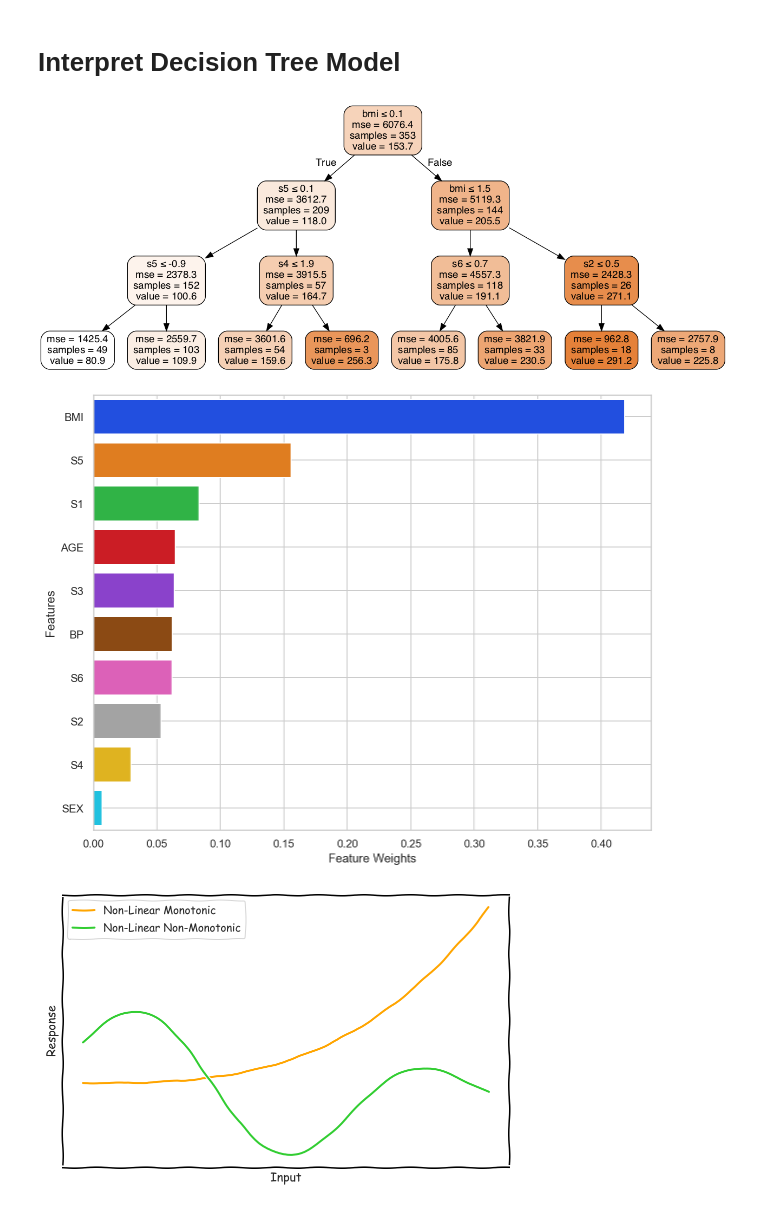
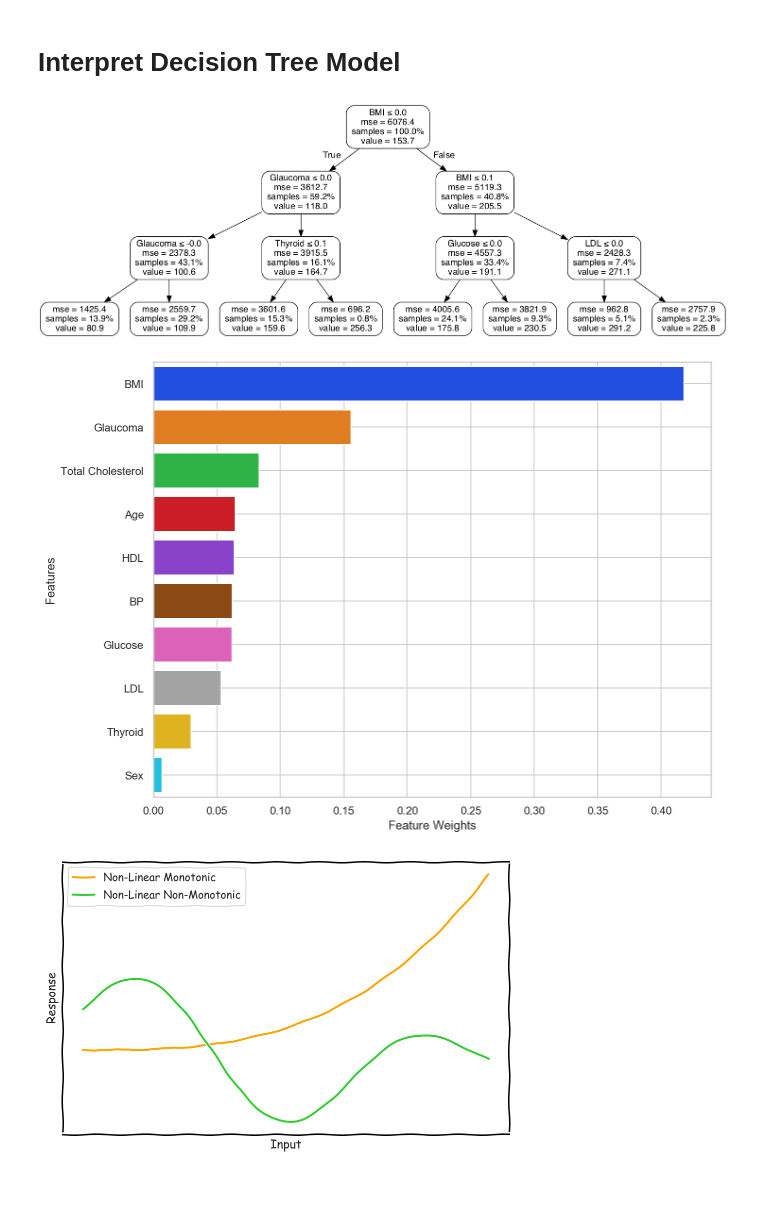
Before and after one commit to thampiman/interpretable-ai-book, a Jupyter notebook: chapter_02_lr_dt.ipynb, the cells around one changed output. Cells and saved outputs as stored; diff of their text form; code cells hidden in the pictures.

```diff
--- a/chapter_02_lr_dt.ipynb
+++ b/chapter_02_lr_dt.ipynb
@@ -136,10 +145,8 @@ with plt.xkcd():
 # %% [markdown]
 # Train Decision Tree Model
 # %%
-dt_model_pipeline = Pipeline(steps=[('scaler', StandardScaler()),
-                                    ('regression', DecisionTreeRegressor(max_depth=None, random_state=42))])
-dt_model_pipeline2 = Pipeline(steps=[('scaler', StandardScaler()),
-                                    ('regression', DecisionTreeRegressor(max_depth=3, random_state=42))])
+dt_model = DecisionTreeRegressor(max_depth=None, random_state=42)
+dt_model2 = DecisionTreeRegressor(max_depth=3, random_state=42)
 # %%
-dt_model_pipeline.fit(X_train, y_train)
+dt_model.fit(X_train, y_train)
 # %% [output]
@@ -159,3 +158,3 @@ Pipeline(memory=None,
 # %%
-dt_model_pipeline2.fit(X_train, y_train)
+dt_model2.fit(X_train, y_train)
 # %% [output]
@@ -190,25 +181,43 @@ print(rmse2)
 60.466411593115076
 # %% [markdown]
 # Interpret Decision Tree Model
+# %%
+feature_names = diabetes.feature_names
+feature_rename = {'age': 'Age',
+                  'sex': 'Sex',
+                  'bmi': 'BMI',
+                  'bp': 'BP',
+                  's1': 'Total Cholesterol',
+                  's2': 'LDL',
+                  's3': 'HDL',
+                  's4': 'Thyroid',
+                  's5': 'Glaucoma',
+                  's6': 'Glucose'}
+feature_names2 = []
+for f in feature_names:
+    if f not in feature_rename:
+        feature_names2.append(f.capitalize())
+    else:
+        feature_names2.append(feature_rename[f])
 # %%
 diabetes_dt_dot_data = StringIO()
-feature_names = diabetes.feature_names
-export_graphviz(dt_model_pipeline2.named_steps['regression'],
+export_graphviz(dt_model2,
                 out_file=diabetes_dt_dot_data,
-                filled=True, rounded=True,
-                feature_names=feature_names,
+                filled=False, rounded=True,
+                feature_names=feature_names2,
+                proportion=True,
                 precision=1,
                 special_characters=True)
 dt_graph = pydotplus.graph_from_dot_data(diabetes_dt_dot_data.getvalue())
 dt_graph.write_png('images/chapter_02_decision_tree.png')
 dt_graph.write_svg('images/chapter_02_decision_tree.svg')
 Image(dt_graph.create_png())
 # %% [output]
-[figure, old version]
+[figure, new version]
 # %%
 weights = dt_model_pipeline.named_steps['regression'].feature_importances_
 feature_importance_idx = np.argsort(np.abs(weights))[::-1]
-feature_importance = [feature_names[idx].upper() for idx in feature_importance_idx]
+feature_importance = [feature_names2[idx] for idx in feature_importance_idx]
 feature_importance_values = [weights[idx] for idx in feature_importance_idx]
 f, ax = plt.subplots(figsize=(10, 8))
 sns.barplot(x=feature_importance_values, y=feature_importance, ax=ax)
@@ -218,7 +227,7 @@ ax.set_ylabel('Features')
 f.savefig('images/chapter_02_decision_tree_feature_importance.png', dpi=220, bbox_inches='tight');
 f.savefig('images/chapter_02_decision_tree_feature_importance.svg', format='svg', dpi=220, bbox_inches='tight');
 # %% [output]
-[figure, old version]
+[figure, new version]
 # %%
 size = 100
 input_x = np.arange(0, size)
```
Also changed, not shown: parts of 14 cells of this notebook.
